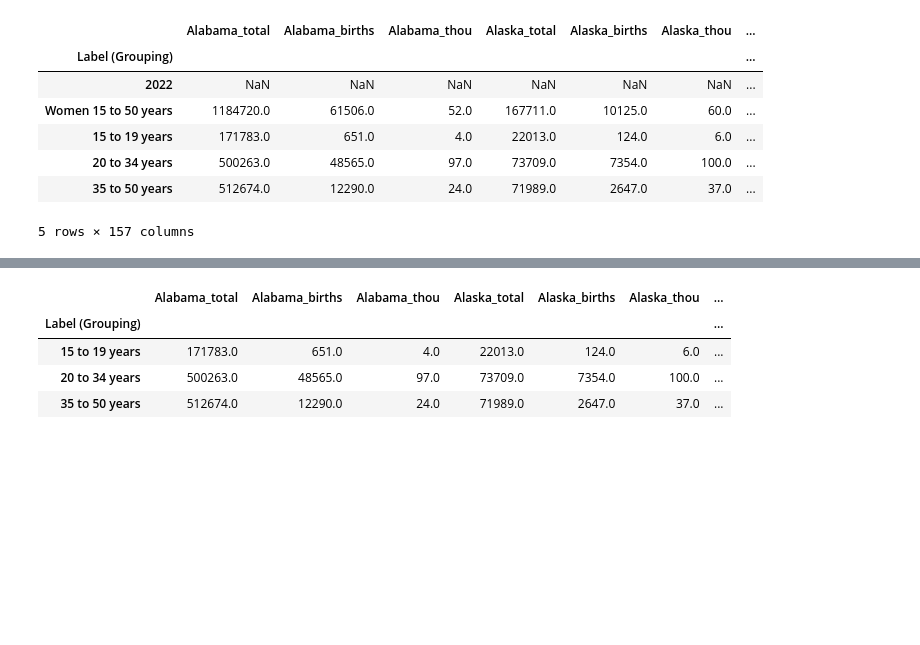
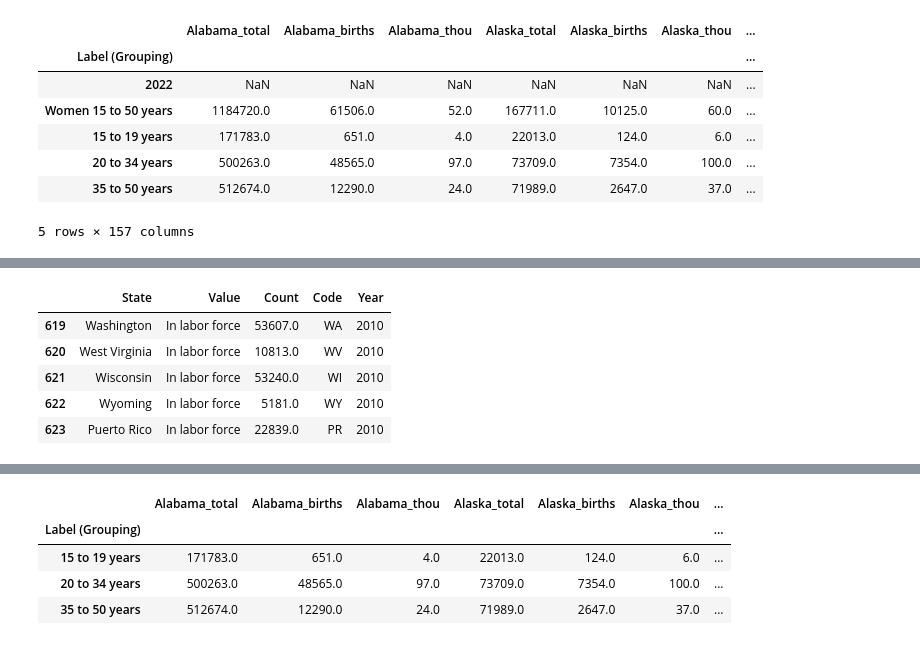
Before and after one commit to syaldram/RealEstate-vs-Demographics, a Jupyter notebook: house_char.ipynb, the cells around one changed output, grey strips where cells are left out. Drawn from its saved outputs; the diff is of its cells as text; code cells hidden in the pictures; blank space fills up the shorter version.

```diff
--- a/house_char.ipynb
+++ b/house_char.ipynb
@@ -571,3 +571,16 @@ def fert_data_cleanup(df, year:str):
     df_thou = create_df(thou_lst)
 
     return df_total, df_birth, df_thou
+# %%
+births_data_22 = fert_data.iloc[[1]]
+births_data_21 = fert_data.iloc[[12]]
+births_data_19 = fert_data.iloc[[23]]
+births_data_18 = fert_data.iloc[[34]]
+births_data_17 = fert_data.iloc[[45]]
+births_data_16 = fert_data.iloc[[56]]
+births_data_15 = fert_data.iloc[[67]]
+births_data_14 = fert_data.iloc[[78]]
+births_data_13 = fert_data.iloc[[89]]
+births_data_12 = fert_data.iloc[[100]]
+births_data_11 = fert_data.iloc[[111]]
+births_data_10 = fert_data.iloc[[122]]
@@ -573,0 +664,21 @@ def fert_data_cleanup(df, year:str):
+# %%
+labor_2022 = fert_data.iloc[[10]]
+labor_2021 = fert_data.iloc[[21]]
+labor_2019 = fert_data.iloc[[32]]
+labor_2018 = fert_data.iloc[[43]]
+labor_2017 = fert_data.iloc[[54]]
+labor_2016 = fert_data.iloc[[65]]
+labor_2015 = fert_data.iloc[[76]]
+labor_2014 = fert_data.iloc[[87]]
+labor_2013 = fert_data.iloc[[98]]
+labor_2012 = fert_data.iloc[[109]]
+labor_2011 = fert_data.iloc[[120]]
+labor_2010 = fert_data.iloc[[131]]
+# %%
+labor_data_years = [(labor_2022, '2022'), (labor_2021, '2021'), (labor_2019, '2019'),
+              (labor_2018, '2018'), (labor_2017, '2017'), (labor_2016, '2016'),
+              (labor_2015, '2015'), (labor_2014, '2014'), (labor_2013, '2013'),
+              (labor_2012, '2012'), (labor_2011, '2011'), (labor_2010, '2010')]
+# %%
+labor_df, lab_fert_pop_dict, lab_birth_dict, lab_birth_thou_dict = consolidate_dataframe(labor_data_years)
+#labor_df.rename(columns={'Count': 'Employed'}, inplace=True)
@@ -573,0 +703,9 @@ def fert_data_cleanup(df, year:str):
+# %%
+labor_df.tail()
+# %% [output]
+|  | State | Value | Count | Code | Year |
+| 619 | Washington | In labor force | 53607.0 | WA | 2010 |
+| 620 | West Virginia | In labor force | 10813.0 | WV | 2010 |
+| 621 | Wisconsin | In labor force | 53240.0 | WI | 2010 |
+| 622 | Wyoming | In labor force | 5181.0 | WY | 2010 |
+| 623 | Puerto Rico | In labor force | 22839.0 | PR | 2010 |
```
Also changed, not shown: parts of 20 cells of this notebook, 2 other files.
